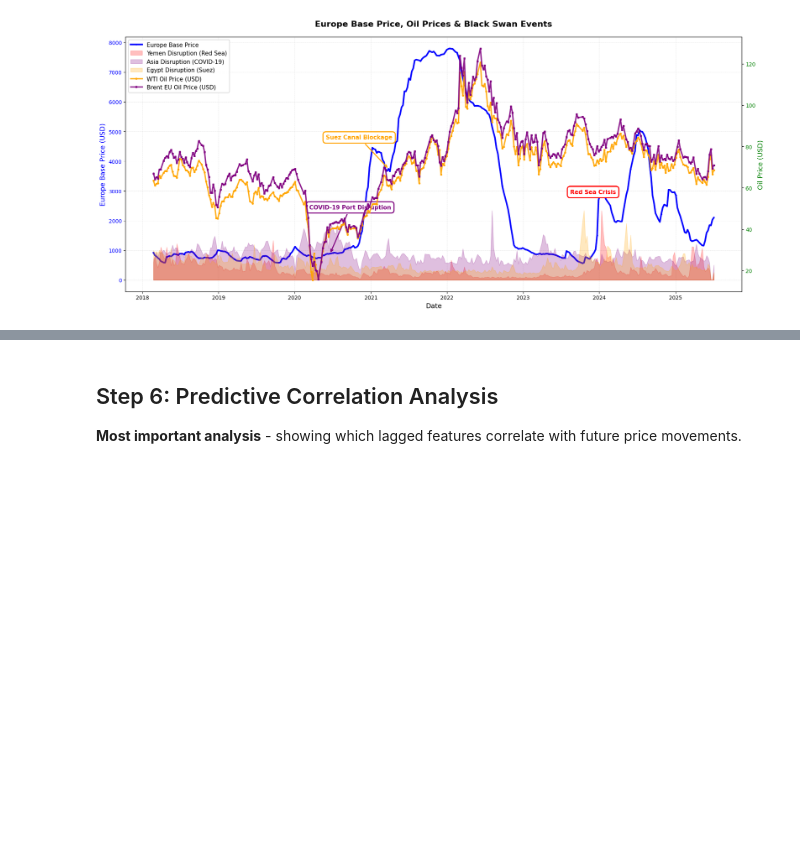
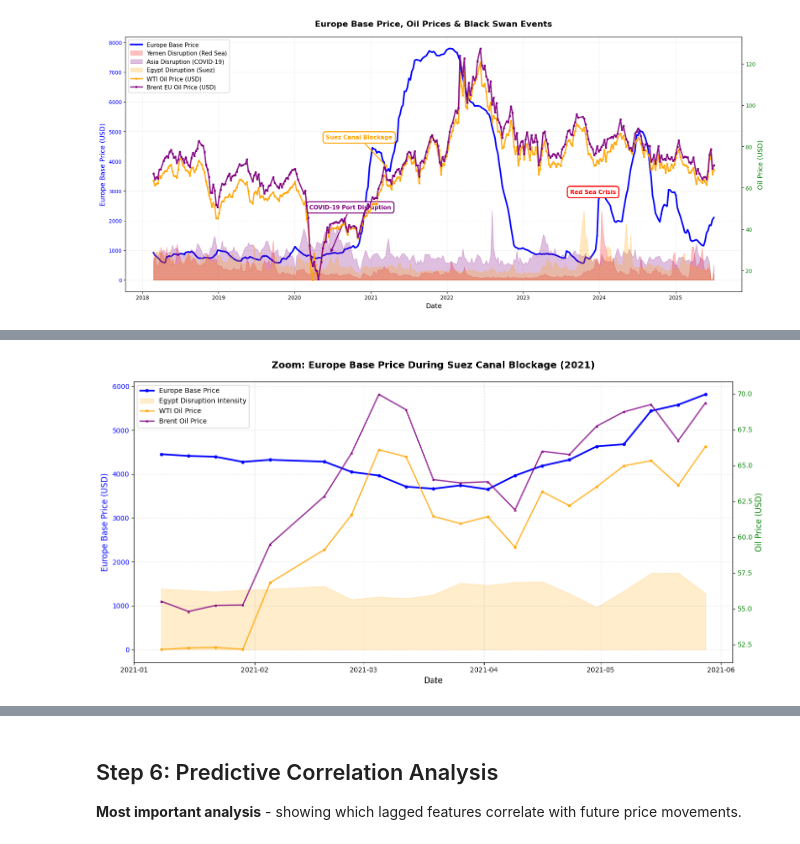
Before and after one commit to BenjaminLTakaki/Container_Predic, a Jupyter notebook: 02_data_understanding.ipynb, the cells around one changed output, grey strips where cells are left out. Cells and saved outputs as stored; diff of their text form; code cells hidden in the pictures; blank space fills up the shorter version.

```diff
--- a/02_data_understanding.ipynb
+++ b/02_data_understanding.ipynb
@@ -388,0 +447,71 @@ plt.show()
+# %%
+import matplotlib.pyplot as plt
+
+# Zoom in on Suez Canal blockage period
+suez_start = '2021-01-01'
+suez_end = '2021-06-01'
+df_suez_zoom = df_model_data.loc[suez_start:suez_end].copy()
+
+fig, ax1 = plt.subplots(figsize=(14, 7))
+
+# Primary axis: Europe Base Price
+color1 = 'blue'
+ax1.set_xlabel('Date', fontsize=12)
+ax1.set_ylabel('Europe Base Price (USD)', color=color1, fontsize=12)
+ax1.plot(df_suez_zoom.index, df_suez_zoom['Europe_Base_Price'],
+         color=color1, linewidth=2.5, marker='o', markersize=4,
+         label='Europe Base Price', zorder=1)
+ax1.tick_params(axis='y', labelcolor=color1)
+
+# Secondary axis for oil prices
+ax2 = ax1.twinx()
+ax2.set_ylabel('Oil Price (USD)', color='green', fontsize=12)
+ax2.tick_params(axis='y', labelcolor='green')
+
+# Add WTI oil price
+if 'WTI_Price' in df_suez_zoom.columns:
+    ax2.plot(df_suez_zoom.index, df_suez_zoom['WTI_Price'],
+             color='orange', linewidth=2, marker='s', markersize=3,
+             label='WTI Oil Price', alpha=0.8, zorder=2)
+
+# Add Brent oil price
+if 'Brent_Price' in df_suez_zoom.columns:
+    ax2.plot(df_suez_zoom.index, df_suez_zoom['Brent_Price'],
+             color='purple', linewidth=2, marker='^', markersize=3,
+             label='Brent Oil Price', alpha=0.8, zorder=2)
+
+# Highlight Egypt disruption (Suez-related)
+if 'egypt_disruption' in df_suez_zoom.columns:
+    egypt_max = df_suez_zoom['egypt_disruption'].max()
+    if egypt_max > 0:
+        egypt_normalized = (df_suez_zoom['egypt_disruption'] / egypt_max) * df_suez_zoom['Europe_Base_Price'].max() * 0.3
+        ax1.fill_between(df_suez_zoom.index, 0, egypt_normalized,
+                         color='orange', alpha=0.2, label='Egypt Disruption Intensity', zorder=0)
+
+# Annotate the blockage period
+suez_blockage_start = pd.Timestamp('2021-03-23')
+suez_blockage_end = pd.Timestamp('2021-03-29')
+if suez_blockage_start in df_suez_zoom.index:
+    blockage_price = df_suez_zoom.loc[suez_blockage_start, 'Europe_Base_Price']
+    ax1.annotate('Suez Canal Blockage\n(March 23-29, 2021)',
+                 xy=(suez_blockage_start, blockage_price),
+                 xytext=(suez_blockage_start - pd.Timedelta(days=10), blockage_price + 500),
+                 arrowprops=dict(arrowstyle='->', color='red', lw=2),
+                 fontsize=10, fontweight='bold', color='red',
+                 bbox=dict(boxstyle='round,pad=0.3', facecolor='white', edgecolor='red'))
+
+plt.title('Zoom: Europe Base Price During Suez Canal Blockage (2021)',
+          fontsize=14, fontweight='bold', pad=20)
+
+# Combine legends
+lines1, labels1 = ax1.get_legend_handles_labels()
+lines2, labels2 = ax2.get_legend_handles_labels()
+ax1.legend(lines1 + lines2, labels1 + labels2, loc='upper left', fontsize=10, framealpha=0.9)
+
+ax1.grid(True, alpha=0.3, linestyle='--')
+ax1.set_axisbelow(True)
+
+plt.tight_layout()
+plt.show()
+# %% [output]
+[figure, added]
```
Also changed, not shown: parts of 10 cells of this notebook, 7 other files.
